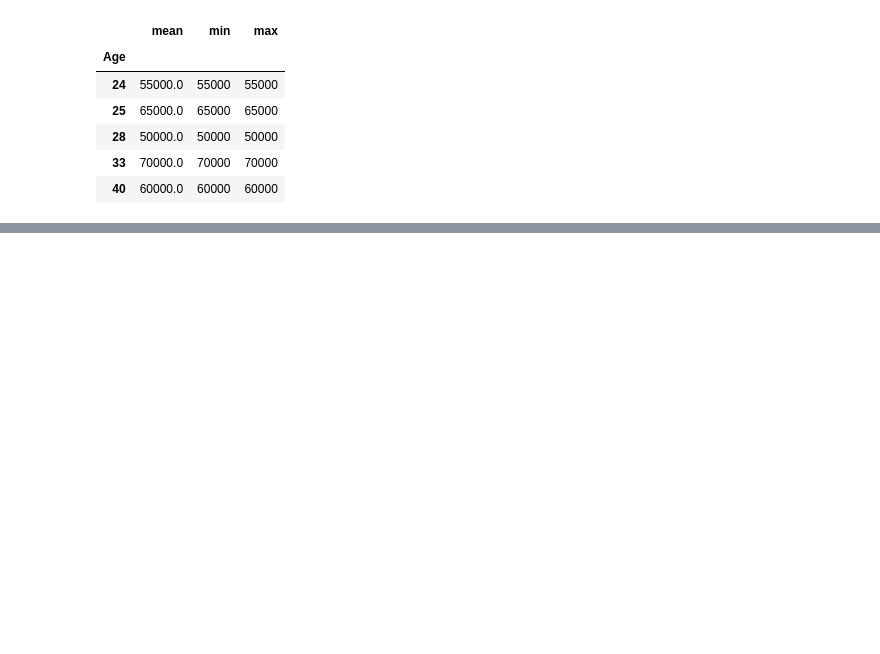
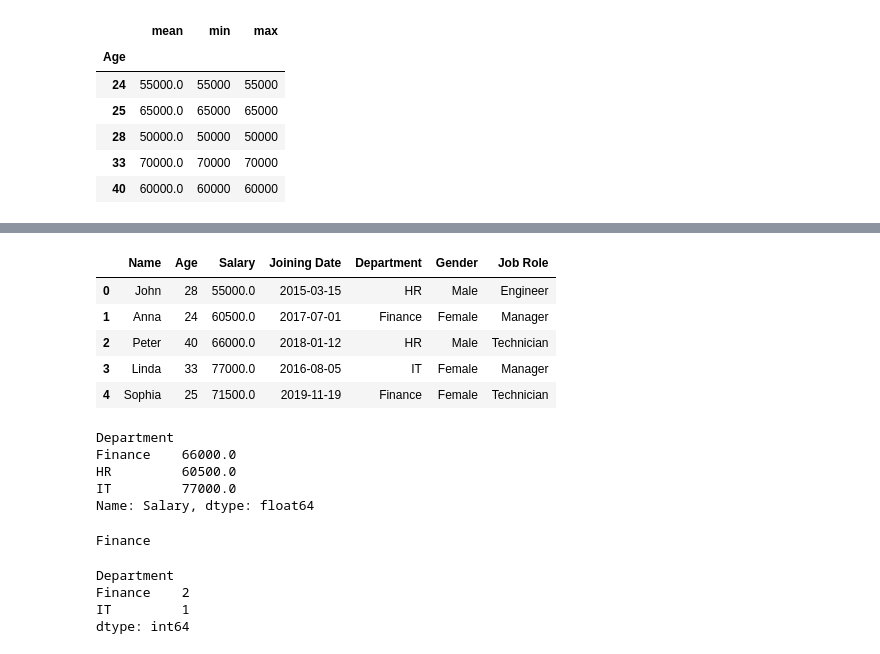
Before and after one commit to sreerag-girijan-aspire/Pandas, a Jupyter notebook: Qns.ipynb, the cells around one changed output, grey strips where cells are left out. Cells and saved outputs as stored; diff of their text form; code cells hidden in the pictures; blank space fills up the shorter version.

```diff
--- a/Qns.ipynb
+++ b/Qns.ipynb
@@ -223,0 +256,3 @@ df.groupby(by="Age")["Salary"].agg(["mean","min","max"])
+# %%
+df=df.drop(columns="Bonus")
+df
@@ -223,0 +266,32 @@ df.groupby(by="Age")["Salary"].agg(["mean","min","max"])
+# %%
+job_roles = ['Engineer', 'Manager', 'Technician','Manager', 'Technician']
+df['Job Role'] = job_roles
+df
+# %% [output]
+|  | Name | Age | Salary | Joining Date | Department | Gender | Job Role |
+| 0 | John | 28 | 55000.0 | 2015-03-15 | HR | Male | Engineer |
+| 1 | Anna | 24 | 60500.0 | 2017-07-01 | Finance | Female | Manager |
+| 2 | Peter | 40 | 66000.0 | 2018-01-12 | HR | Male | Technician |
+| 3 | Linda | 33 | 77000.0 | 2016-08-05 | IT | Female | Manager |
+| 4 | Sophia | 25 | 71500.0 | 2019-11-19 | Finance | Female | Technician |
+# %%
+print(df.groupby("Department")['Salary'].mean())
+# %% [output]
+Department
+Finance    66000.0
+HR         60500.0
+IT         77000.0
+Name: Salary, dtype: float64
+# %%
+# 17. How to determine which department has the most employees?
+print(df.groupby("Department")["Department"].size().idxmax())
+# %% [output]
+Finance
+# %%
+# 18. How to find which department has the most female employees?
+print(df[df["Gender"]=="Female"].groupby("Department").size())
+# %% [output]
+Department
+Finance    2
+IT         1
+dtype: int64
```
Also changed, not shown: parts of 5 cells of this notebook.
